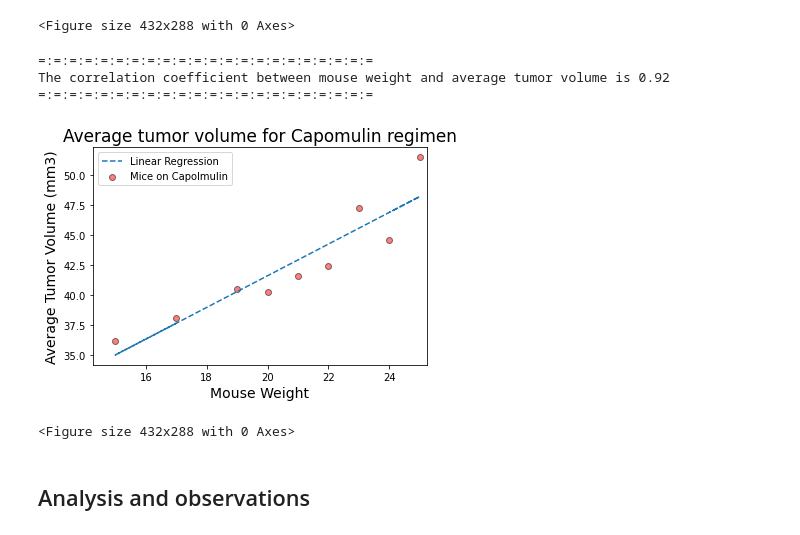
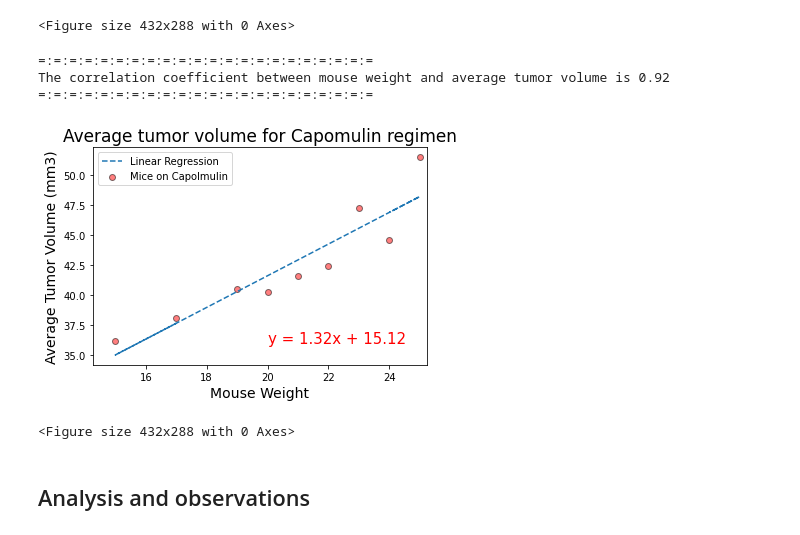
Before and after one commit to TheGreekGoddess/Data_Analysis_and_Visualization_using_Matplotlib, a Jupyter notebook: pymaceuticals_starter.ipynb, the cells around one changed output. Saved outputs shown, nothing was run; the diff lists cells and outputs as text; code cells hidden in the pictures.

```diff
--- a/pymaceuticals_starter.ipynb
+++ b/pymaceuticals_starter.ipynb
@@ -316,38 +315,37 @@ plt.tight_layout()
 # %%
 # Calculate the correlation coefficient and linear regression model for mouse weight and average tumor volume for the Capomulin regimen
 # Define variables for correlation calculations
 mouse_weight = capomulin_regimen["Weight (g)"].unique()
 
 # Calculate the correlation and publish the result
 correlation = st.pearsonr(mouse_weight,average_tumor_volume)
 print(f"=:=:=:=:=:=:=:=:=:=:=:=:=:=:=:=:=:=:=:=:=:=")
 print(f"The correlation coefficient between mouse weight and average tumor volume is {round(correlation[0],2)}")
 print(f"=:=:=:=:=:=:=:=:=:=:=:=:=:=:=:=:=:=:=:=:=:=")
 
-# Calculate the regression
+# Calculate the regression and generate a scatter plot and set the textual properties
 (slope, intercept, rvalue, pvalue, stderr) = st.linregress(mouse_weight, average_tumor_volume)
 regress_values = mouse_weight * slope + intercept
 line_eq = "y = " + str(round(slope,2)) + "x + " + str(round(intercept,2))
-
-# Generate a scatter plot and set the textual properties
 plt.scatter(mouse_weight,average_tumor_volume, marker="o", facecolors="red", alpha = .5, edgecolors="black", label="Mice on Capolmulin")
-plt.title("Average tumor volume for Capomulin regimen",fontsize=17)
+plt.annotate(line_eq,(20,36),fontsize=15,color="red")
+plt.plot(mouse_weight,regress_values,"--", label="Linear Regression")
 plt.xlabel("Mouse Weight",fontsize=14)
 plt.xlim(mice_weights.min()-.75,mice_weights.max() +.25)
+plt.title("Average tumor volume for Capomulin regimen",fontsize=17)
 plt.ylabel("Average Tumor Volume (mm3)",fontsize=14)
-plt.plot(mouse_weight,regress_values,"--", label="Linear Regression")
 plt.legend(loc="best")
 
 # Show the plot
 plt.show()
 
 # Resize the plot
 plt.tight_layout()
 # %% [output]
 =:=:=:=:=:=:=:=:=:=:=:=:=:=:=:=:=:=:=:=:=:=
 The correlation coefficient between mouse weight and average tumor volume is 0.92
 =:=:=:=:=:=:=:=:=:=:=:=:=:=:=:=:=:=:=:=:=:=
-[figure, old version]
+[figure, new version]
 <Figure size 432x288 with 0 Axes>
 # %% [markdown]
 ## Analysis and observations
```
Also changed, not shown: parts of 1 cell of this notebook.
